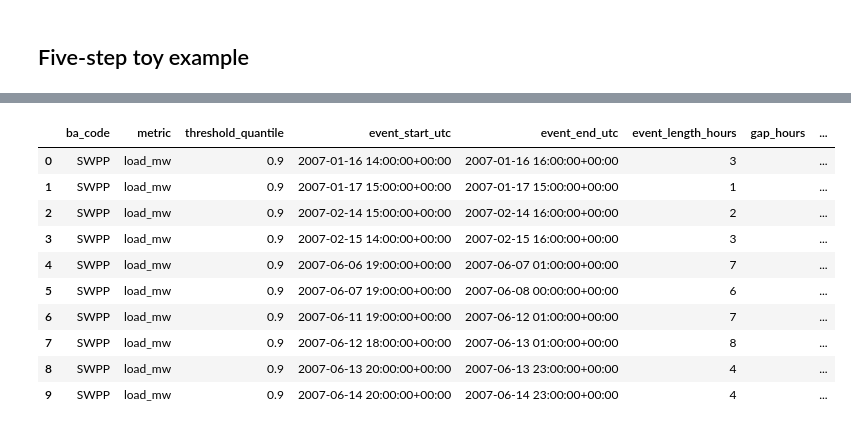
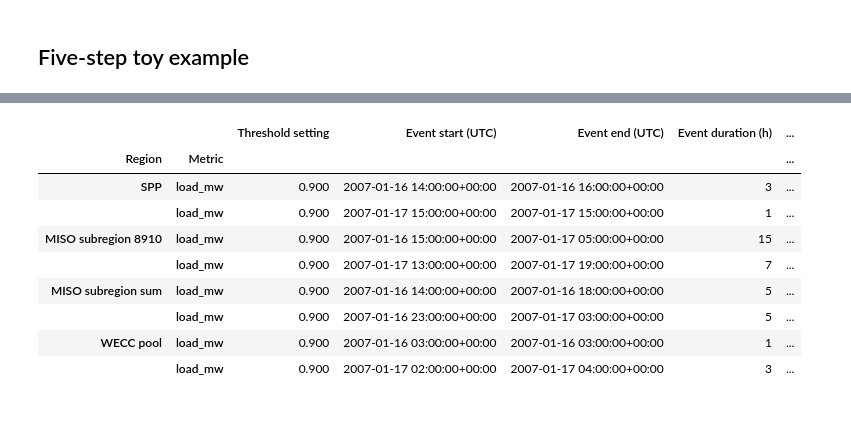
Before and after one commit to charliephillips4201/wxdata-notebooks, a Jupyter notebook: notebooks/data_flow/ba_stress_event_catalog.ipynb, the cells around one changed output, grey strips where cells are left out. Drawn from its saved outputs; the diff is of its cells as text; code cells hidden in the pictures.

```diff
--- a/notebooks/data_flow/ba_stress_event_catalog.ipynb
+++ b/notebooks/data_flow/ba_stress_event_catalog.ipynb
@@ -30,3 +34,12 @@ EVENT_COLUMNS = [
     "scenario_specific_event_peak_quantile",
     "event_peak_utc",
 ]
+
+# Display labels are shared by the toy and historical catalogs.
+EVENT_DISPLAY_COLUMNS = {
+    "ba_code": "Region code", "metric": "Metric", "threshold_quantile": "Threshold setting",
+    "event_start_utc": "Event start (UTC)", "event_end_utc": "Event end (UTC)",
+    "event_length_hours": "Event duration (h)", "gap_hours": "Bridged hours (UTC)",
+    "event_peak_value": "Peak value (MW or CF fraction)", "event_peak_quantile": "Peak rank (risk type; fraction)",
+    "scenario_specific_event_peak_quantile": "Peak rank (scenario; fraction)", "event_peak_utc": "Peak time (UTC)",
+}
@@ -82,12 +119,10 @@ def calculate_quantile_ranks(hourly_load_netload_eqcf_values, risk_metric_settin
 # %%
-# Step 3: Calculate thresholds.
-
-def calculate_thresholds(hourly_load_netload_eqcf_values):
+def calculate_thresholds(hourly_metrics):
     """Calculate quantile load thresholds and absolute renewable-CF thresholds."""
     threshold_table_rows = []
 
     # Calculate one shared threshold table for each risk metric type.
-    for risk_metric_type, risk_type_values in hourly_load_netload_eqcf_values.groupby("risk_metric_type"):
+    for risk_metric_type, risk_type_values in hourly_metrics.groupby("risk_metric_type"):
         threshold_quantiles = risk_type_values["threshold_quantiles"].iloc[0]
         for threshold_quantile in threshold_quantiles:
             threshold_table_rows.append({
@@ -348,14 +435,10 @@ display(metadata.groupby("ba_code").agg(metrics=("metric", "size"), source=("sou
 # %%
-def count_gap_hours(value):
-    return 0 if value == "" else len(str(value).split(";"))
+catalog_preview_frames = []
+summary_rows = []
 
-
-catalog_frames = []
-validation_rows = []
-
-for region_code in REGION_CODES:
+for region_code, source_path in REGION_INPUTS.items():
+    print(f"Processing {region_code}: {source_path.as_posix()}")
     region_metadata = metadata[metadata["ba_code"].eq(region_code)].copy()
-    source_path = Path("..") / region_metadata["source_path"].iloc[0]
     scenario_metrics = pd.read_csv(
         source_path,
         usecols=["time_utc", "scenario", "load_mw", "net_load_mw", "renew_cf_equiv"],
@@ -379,12 +462,13 @@ for region_code in REGION_CODES:
         raise AssertionError(f"No events were created for {region_code}.")
 
 
-    #Write results to CSV
-    output_path = OUTPUT_DIR / f"{region_code}_{SOURCE_BUNDLE}_{PERIOD_LABEL}_events.csv"
+    # Write the complete event catalog.
+    output_path = OUTPUT_DIR / f"{region_code}_wtk_bchrrr_nsrdb_2007_2023_events.csv"
     region_catalog.to_csv(output_path, index=False, date_format="%Y-%m-%dT%H:%M:%SZ")
+    print(f"Wrote {len(region_catalog):,} events for {region_code}: {output_path.as_posix()}")
 
     risk_hour_counts = region_risk_hours["risk_metric_type"].value_counts()
-    validation_rows.append({
+    summary_rows.append({
         "region": region_code,
         "hourly_metric_rows": len(region_event_table),
         "load_risk_hours": int(risk_hour_counts.get("load_mw", 0)),
@@ -393,11 +477,29 @@ for region_code in REGION_CODES:
         "events": len(region_catalog),
         "bridged_events": int(region_catalog["gap_hours"].ne("").sum()),
     })
-    catalog_frames.append(region_catalog)
+    catalog_preview_frames.append(region_catalog.head(2).copy())
     del scenario_metrics, region_event_table, region_ranked, region_thresholds, region_risk_hours
 
-catalog = pd.concat(catalog_frames, ignore_index=True)
-validation = pd.DataFrame(validation_rows)
-display(validation)
-display(catalog[EVENT_COLUMNS].head(10))
+catalog_preview = pd.concat(catalog_preview_frames, ignore_index=True)
+catalog_summary = pd.DataFrame(summary_rows)
+REGION_LABELS = {
+    "SWPP": "SPP", "MISO_8910": "MISO subregion 8910",
+    "MISO_SUBREGION_SUM": "MISO subregion sum", "WECC": "WECC pool",
+}
+display(catalog_summary.replace({"region": REGION_LABELS}).rename(columns={
+    "region": "Region", "hourly_metric_rows": "Hourly metric rows",
+    "load_risk_hours": "Load qualifying rows", "net_load_risk_hours": "Net-load qualifying rows",
+    "renewable_cf_risk_hours": "Renewable-CF qualifying rows",
+    "events": "Events", "bridged_events": "Bridged events",
+}).set_index("Region"))
+print("Catalog examples: two events from each of the four regions.")
+display(catalog_preview.assign(event_peak_value=[
+    format(value, ".3f" if metric.startswith("renew_cf") else ".1f")
+    for metric, value in zip(catalog_preview["metric"], catalog_preview["event_peak_value"])
+]).replace({"ba_code": REGION_LABELS}).rename(columns=EVENT_DISPLAY_COLUMNS).rename(
+    columns={"Region code": "Region"},
+).set_index([
+    "Region",
+    "Metric",
+]).style.format(precision=3))
 # %% [output]
@@ -408,11 +521,10 @@ display(catalog[EVENT_COLUMNS].head(10))
-|  | ba_code | metric | threshold_quantile | event_start_utc | event_end_utc | event_length_hours | gap_hours | ... |
-| 0 | SWPP | load_mw | 0.9 | 2007-01-16 14:00:00+00:00 | 2007-01-16 16:00:00+00:00 | 3 |  | ... |
-| 1 | SWPP | load_mw | 0.9 | 2007-01-17 15:00:00+00:00 | 2007-01-17 15:00:00+00:00 | 1 |  | ... |
-| 2 | SWPP | load_mw | 0.9 | 2007-02-14 15:00:00+00:00 | 2007-02-14 16:00:00+00:00 | 2 |  | ... |
-| 3 | SWPP | load_mw | 0.9 | 2007-02-15 14:00:00+00:00 | 2007-02-15 16:00:00+00:00 | 3 |  | ... |
-| 4 | SWPP | load_mw | 0.9 | 2007-06-06 19:00:00+00:00 | 2007-06-07 01:00:00+00:00 | 7 |  | ... |
-| 5 | SWPP | load_mw | 0.9 | 2007-06-07 19:00:00+00:00 | 2007-06-08 00:00:00+00:00 | 6 |  | ... |
-| 6 | SWPP | load_mw | 0.9 | 2007-06-11 19:00:00+00:00 | 2007-06-12 01:00:00+00:00 | 7 |  | ... |
-| 7 | SWPP | load_mw | 0.9 | 2007-06-12 18:00:00+00:00 | 2007-06-13 01:00:00+00:00 | 8 |  | ... |
-| 8 | SWPP | load_mw | 0.9 | 2007-06-13 20:00:00+00:00 | 2007-06-13 23:00:00+00:00 | 4 |  | ... |
-| 9 | SWPP | load_mw | 0.9 | 2007-06-14 20:00:00+00:00 | 2007-06-14 23:00:00+00:00 | 4 |  | ... |
+|  |  | Threshold setting | Event start (UTC) | Event end (UTC) | Event duration (h) | ... |
+| Region | Metric |  |  |  |  | ... |
+| SPP | load_mw | 0.900 | 2007-01-16 14:00:00+00:00 | 2007-01-16 16:00:00+00:00 | 3 | ... |
+|  | load_mw | 0.900 | 2007-01-17 15:00:00+00:00 | 2007-01-17 15:00:00+00:00 | 1 | ... |
+| MISO subregion 8910 | load_mw | 0.900 | 2007-01-16 15:00:00+00:00 | 2007-01-17 05:00:00+00:00 | 15 | ... |
+|  | load_mw | 0.900 | 2007-01-17 13:00:00+00:00 | 2007-01-17 19:00:00+00:00 | 7 | ... |
+| MISO subregion sum | load_mw | 0.900 | 2007-01-16 14:00:00+00:00 | 2007-01-16 18:00:00+00:00 | 5 | ... |
+|  | load_mw | 0.900 | 2007-01-16 23:00:00+00:00 | 2007-01-17 03:00:00+00:00 | 5 | ... |
+| WECC pool | load_mw | 0.900 | 2007-01-16 03:00:00+00:00 | 2007-01-16 03:00:00+00:00 | 1 | ... |
+|  | load_mw | 0.900 | 2007-01-17 02:00:00+00:00 | 2007-01-17 04:00:00+00:00 | 3 | ... |
```
Also changed, not shown: parts of 23 cells of this notebook, 31 other files.
